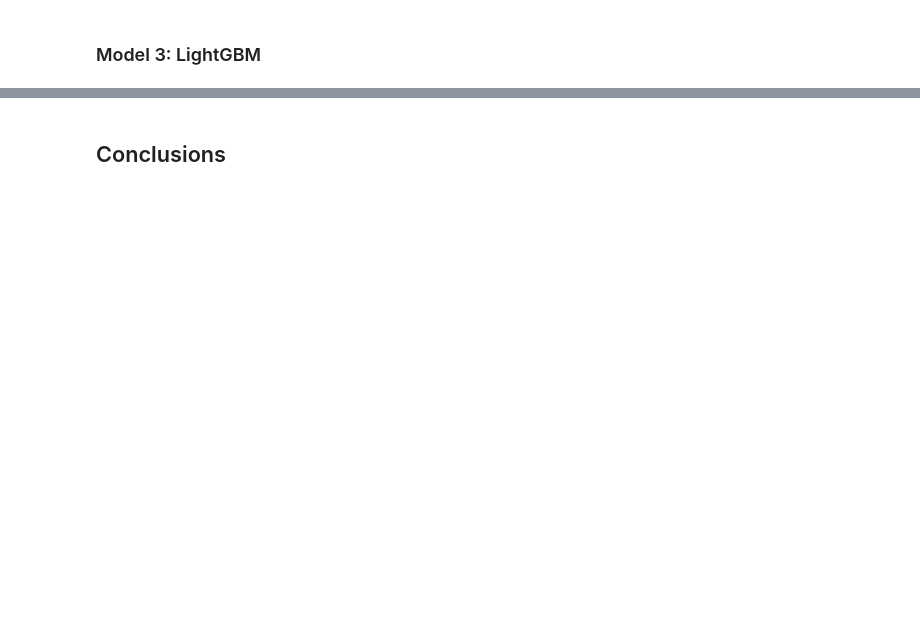
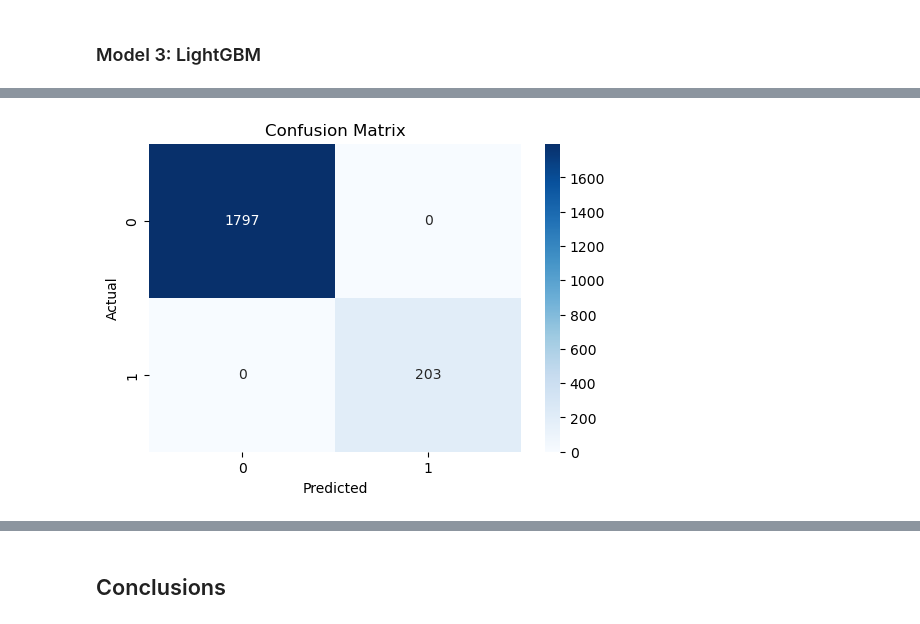
Before and after one commit to edgar-rosales95/Final_505, a Jupyter notebook: Final_505.ipynb, the cells around one changed output, grey strips where cells are left out. Saved outputs shown, nothing was run; the diff lists cells and outputs as text; code cells hidden in the pictures; blank space fills up the shorter version.

```diff
--- a/Final_505.ipynb
+++ b/Final_505.ipynb
@@ -649,2 +655,38 @@ plt.show()
 # %% [markdown]
 ### Model 3: LightGBM
+# %%
+# perform cross-validation
+
+# Initialize the LightGBM classifier
+model = lgb.LGBMClassifier()
+model.set_params(
+    objective='binary',         # Objective function for binary classification
+    metric='binary_logloss',    # Metric to evaluate performance
+    boosting_type='gbdt',       # Boosting type (Gradient Boosting Decision Tree)
+    learning_rate=0.1,          # Learning rate
+    num_leaves=31,              # Maximum number of leaves in one tree
+    max_depth=-1,               # Maximum depth of the tree (default is -1, meaning no limit)
+    n_estimators=50,            # Number of boosting iterations (trees)
+    subsample=0.8,              # Fraction of samples to be used for fitting the individual base learners
+    colsample_bytree=0.8,       # Fraction of features to be used for each tree
+    random_state=42,            # Random seed for reproducibility
+)
+
+# train the model
+model.fit(X_train, y_train)
+
+# Use Stratified K-Fold cross-validation to ensure balanced classes across folds
+skf = StratifiedKFold(n_splits=5, shuffle=True, random_state=42)
+
+# Perform cross-validation
+scores = cross_val_score(model, X_train, y_train, cv=skf, scoring='f1')
+
+# make predictions on test data
+y_pred_proba = model.predict(X_test)
+
+# convert probabilities to binary values
+y_pred = [1 if x >= 0.5 else 0 for x in y_pred_proba]
+
+# Print cross-validation scores
+print(f"Cross-validation scores: {scores}")
+print(f"Mean accuracy: {scores.mean()}")
@@ -650,0 +711,11 @@ plt.show()
+# %%
+# Confusion Matrix
+cm = confusion_matrix(y_test, y_pred)
+plt.figure(figsize=(6, 4))
+sns.heatmap(cm, annot=True, fmt='d', cmap='Blues')
+plt.title('Confusion Matrix')
+plt.xlabel('Predicted')
+plt.ylabel('Actual')
+plt.show()
+# %% [output]
+[figure, added]
```
Also changed, not shown: parts of 21 cells of this notebook.
